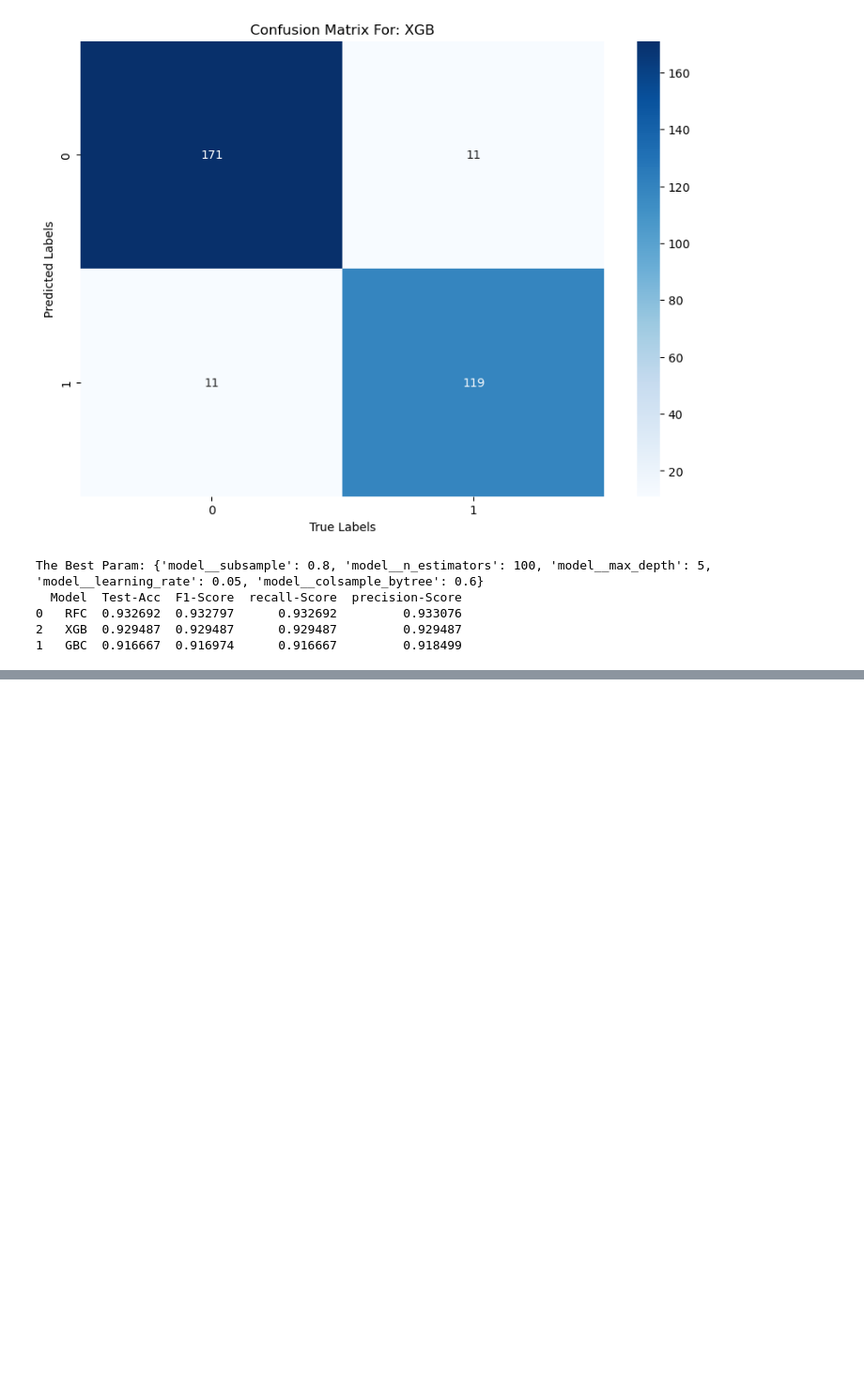
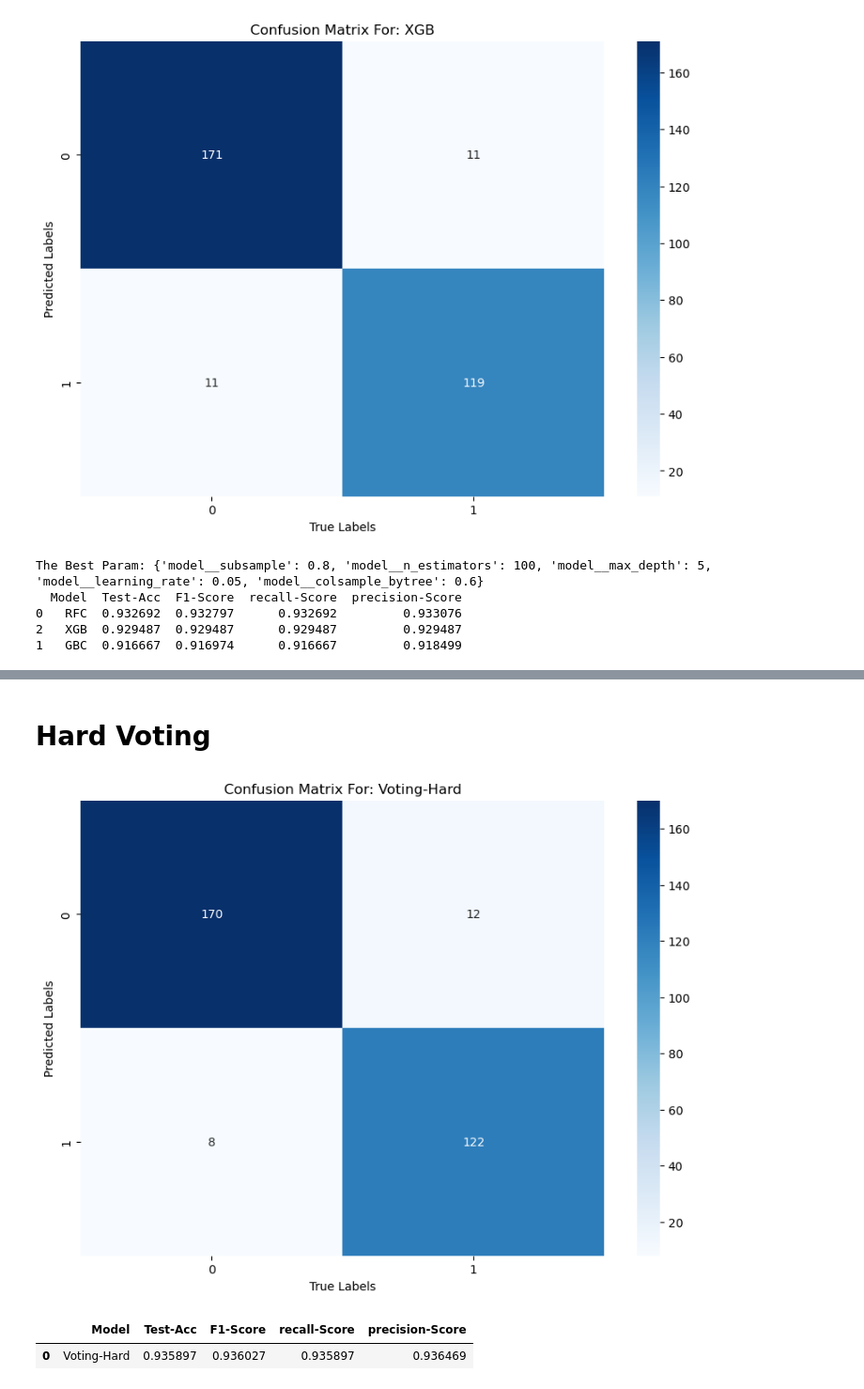
Before and after one commit to MaukanMir/Machine-Failure-Prediction, a Jupyter notebook: training.ipynb, the cells around one changed output, grey strips where cells are left out. Shown at 94% size. Drawn from its saved outputs; the diff is of its cells as text; code cells hidden in the pictures; blank space fills up the shorter version.

```diff
--- a/training.ipynb
+++ b/training.ipynb
@@ -549,0 +600,9 @@ The Best Param: {'model__subsample': 0.8, 'model__n_estimators': 100, 'model__ma
+# %% [markdown]
+# Hard Voting
+# %%
+clf = VotingClassifier(estimators=best_models,voting="hard")
+test_voting_classifier(X,y, clf, sample_model, kbest, "Voting-Hard")
+# %% [output]
+[figure, added]
+|  | Model | Test-Acc | F1-Score | recall-Score | precision-Score |
+| 0 | Voting-Hard | 0.935897 | 0.936027 | 0.935897 | 0.936469 |
```
Also changed, not shown: parts of 6 cells of this notebook.
